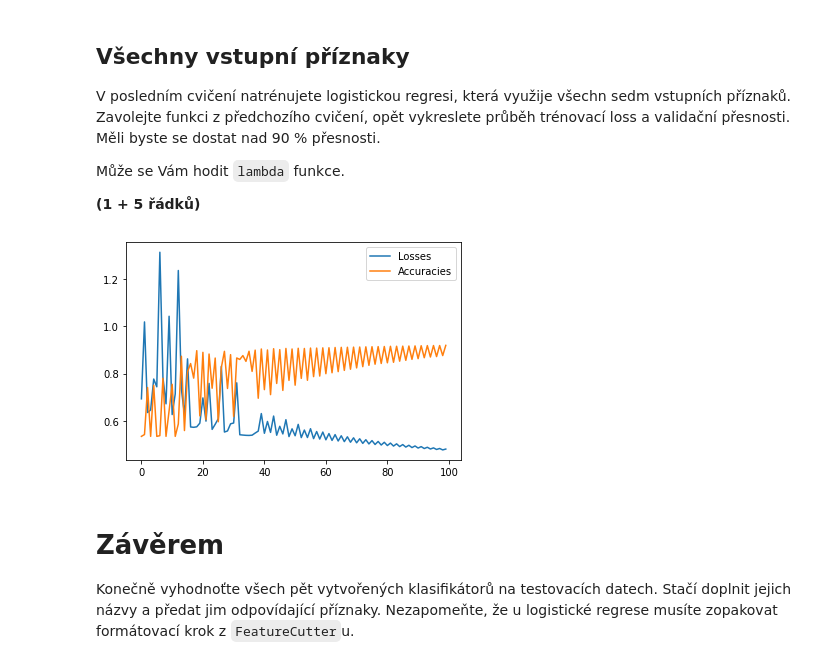
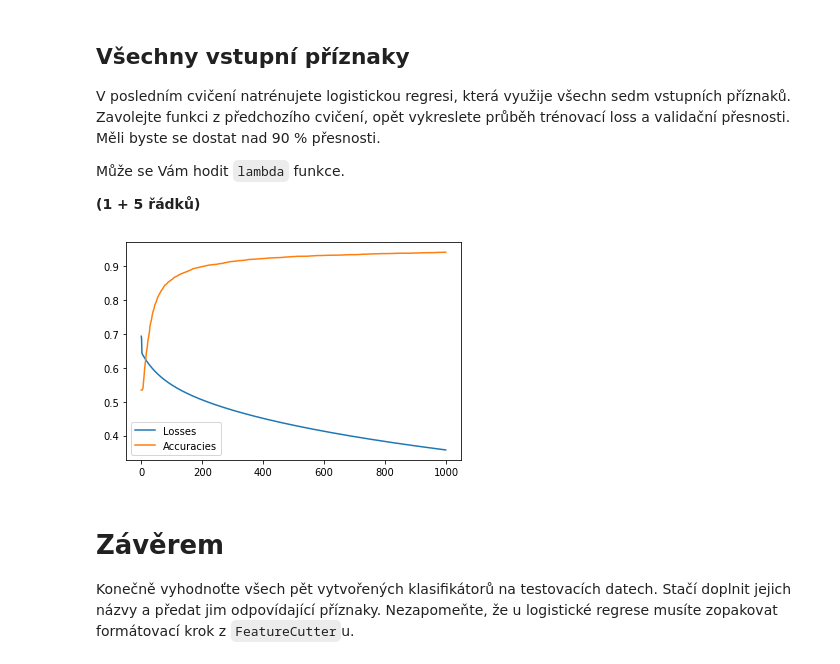
Before and after one commit to NejedlyDominik/vut-fit-SUI-project-2, a Jupyter notebook: zadani.ipynb, the cells around one changed output. Saved outputs shown, nothing was run; the diff lists cells and outputs as text; code cells hidden in the pictures.

```diff
--- a/zadani.ipynb
+++ b/zadani.ipynb
@@ -319,15 +319,15 @@ Může se Vám hodit `lambda` funkce.
 
 **(1 + 5 řádků)**
 # %%
-disc_full_fea, losses, accuracies = train_logistic_regression(100, 0.009, 7, lambda x: x)
+disc_full_fea, losses, accuracies = train_logistic_regression(1000, 0.003, 7, lambda x: x)
 
 fig, ax = plt.subplots()
 ax.plot(range(len(losses)), losses, label='Losses')
 ax.plot(range(len(accuracies)), accuracies, label='Accuracies')
 ax.legend()
 plt.show()
 # %% [output]
-[figure, old version]
+[figure, new version]
 # %% [markdown]
 # Závěrem
 Konečně vyhodnoťte všech pět vytvořených klasifikátorů na testovacích datech.
```
Also changed, not shown: parts of 2 cells of this notebook.
